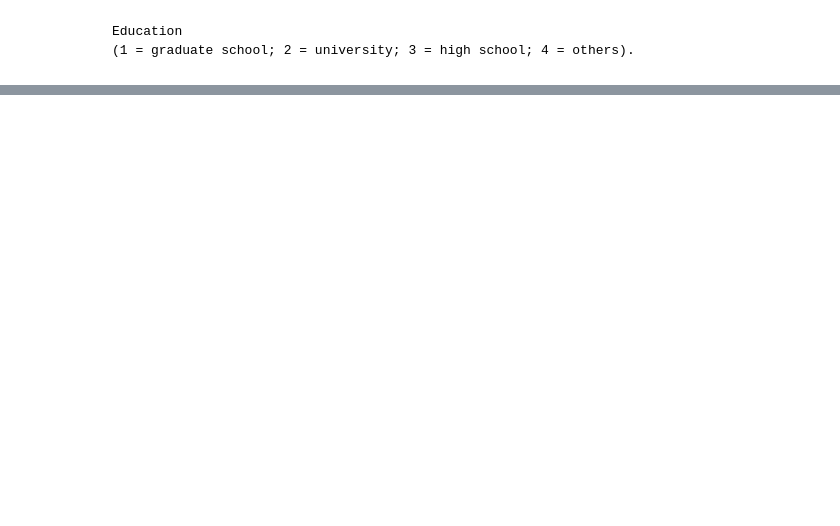
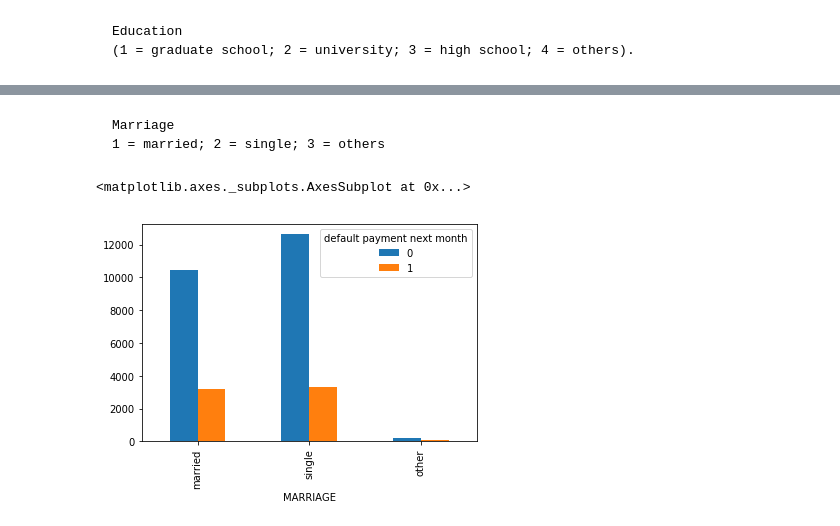
Before and after one commit to xhan7279/credit-default, a Jupyter notebook: credit-default.ipynb, the cells around one changed output, grey strips where cells are left out. Cells and saved outputs as stored; diff of their text form; code cells hidden in the pictures; blank space fills up the shorter version.

```diff
--- a/credit-default.ipynb
+++ b/credit-default.ipynb
@@ -76,0 +78,9 @@ Name: EDUCATION, dtype: object
+# %% [markdown]
+    Marriage
+    1 = married; 2 = single; 3 = others
+# %%
+marriage = df[['MARRIAGE','default payment next month']].groupby(['MARRIAGE', 'default payment next month']).size().unstack(level=1)
+marriage[marriage.index.isin([1,2,3])].rename(index={1:'married', 2:'single', 3:'other'}).plot(kind='bar')
+# %% [output]
+<matplotlib.axes._subplots.AxesSubplot at 0x...>
+[figure, added]
```
Also changed, not shown: parts of 6 cells of this notebook.
